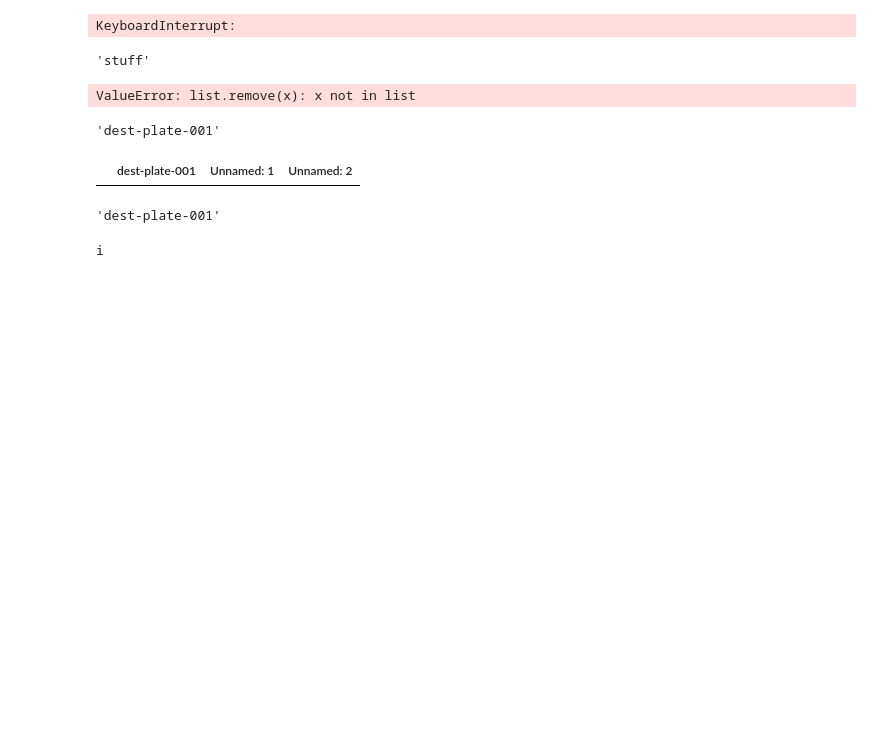
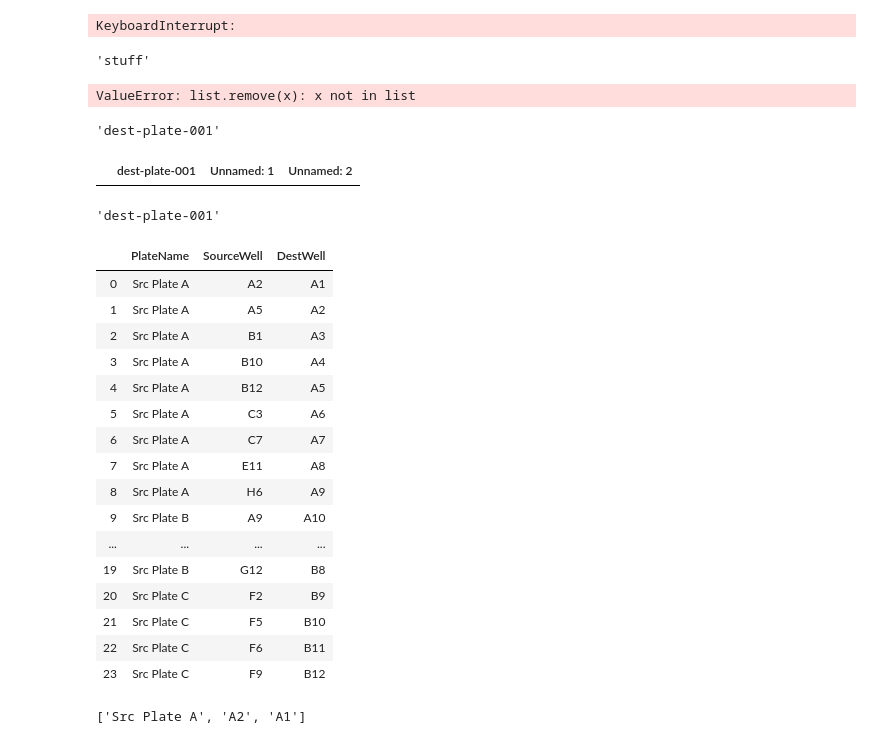
Before and after one commit to czbiohub-sf/WellLit-WelltoWell, a Jupyter notebook: experiments/Testing.ipynb, the cells around one changed output. Saved outputs shown, nothing was run; the diff lists cells and outputs as text; code cells hidden in the pictures; blank space fills up the shorter version.

Commit message:
removed headers requirement from csv import

```diff
--- a/experiments/Testing.ipynb
+++ b/experiments/Testing.ipynb
@@ -261,9 +261,3 @@ n
 list(n)[0]
 # %% [output]
 'dest-plate-001'
-# %%
-a = []
-if not a:
-    print('i')
-# %% [output]
-i
@@ -271,0 +264,34 @@ s
+# %%
+import pandas as pd
+
+csv = '/Users/andrew.cote/Documents/WellLit-WelltoWell/protocols/test_sheet1.csv'
+
+
+dest_plate = list(pd.read_csv(csv, nrows=0))
+# df = pd.read_csv(csv, skiprows=0, names=['PlateName','SourceWell','DestWell'])
+
+df = pd.read_csv(csv, skiprows=1, names=['PlateName','SourceWell','DestWell'])
+# %%
+df
+# %% [output]
+|  | PlateName | SourceWell | DestWell |
+| 0 | Src Plate A | A2 | A1 |
+| 1 | Src Plate A | A5 | A2 |
+| 2 | Src Plate A | B1 | A3 |
+| 3 | Src Plate A | B10 | A4 |
+| 4 | Src Plate A | B12 | A5 |
+| 5 | Src Plate A | C3 | A6 |
+| 6 | Src Plate A | C7 | A7 |
+| 7 | Src Plate A | E11 | A8 |
+| 8 | Src Plate A | H6 | A9 |
+| 9 | Src Plate B | A9 | A10 |
+| ... | ... | ... | ... |
+| 19 | Src Plate B | G12 | B8 |
+| 20 | Src Plate C | F2 | B9 |
+| 21 | Src Plate C | F5 | B10 |
+| 22 | Src Plate C | F6 | B11 |
+| 23 | Src Plate C | F9 | B12 |
+# %%
+header
+# %% [output]
+['Src Plate A', 'A2', 'A1']
```
Also changed, not shown: parts of 1 cell of this notebook, 4 other files.
